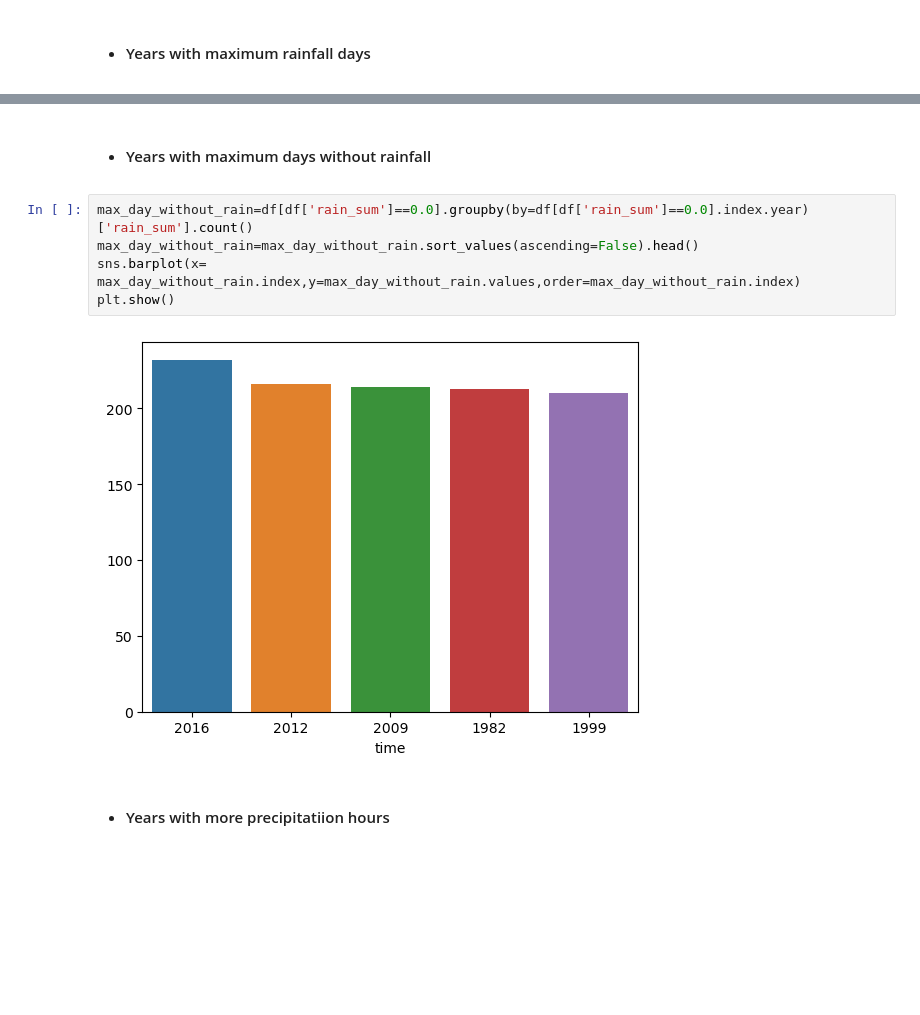
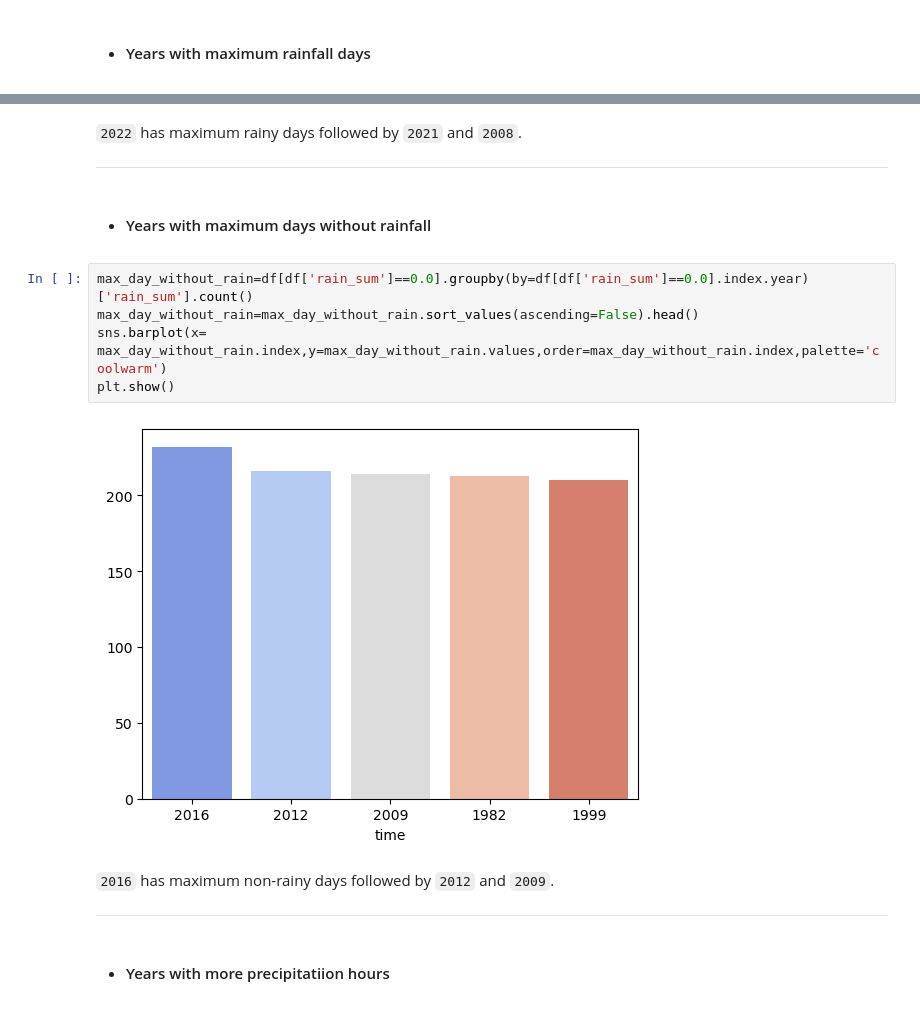
Before and after one commit to S-Vijay-vj/Chennai-Weather-data-analysis-and-Forecasting, a Jupyter notebook: weather_data_analysis_and_forecasting.ipynb, the cells around one changed output, grey strips where cells are left out. Drawn from its saved outputs; the diff is of its cells as text; blank space fills up the shorter version.

```diff
--- a/weather_data_analysis_and_forecasting.ipynb
+++ b/weather_data_analysis_and_forecasting.ipynb
@@ -300,12 +297,20 @@ plt.show()
+# %% [markdown]
+`2022` has maximum rainy days followed by `2021` and `2008`.
+
+---
 # %% [markdown]
 - #### Years with maximum days without rainfall
 # %%
 max_day_without_rain=df[df['rain_sum']==0.0].groupby(by=df[df['rain_sum']==0.0].index.year)['rain_sum'].count()
 max_day_without_rain=max_day_without_rain.sort_values(ascending=False).head()
-sns.barplot(x= max_day_without_rain.index,y=max_day_without_rain.values,order=max_day_without_rain.index)
+sns.barplot(x= max_day_without_rain.index,y=max_day_without_rain.values,order=max_day_without_rain.index,palette='coolwarm')
 plt.show()
 # %% [output]
-[figure, old version]
+[figure, new version]
+# %% [markdown]
+`2016` has maximum non-rainy days followed by `2012` and `2009`.
+
+---
 # %% [markdown]
 - #### Years with more precipitatiion hours
 # %%
```
Also changed, not shown: parts of 77 cells of this notebook.
